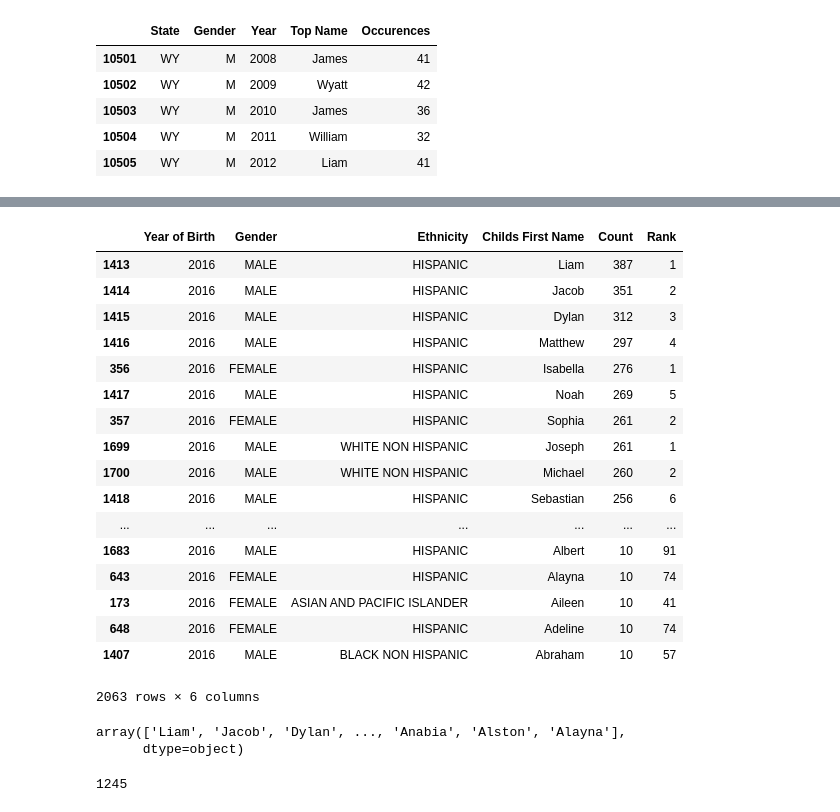
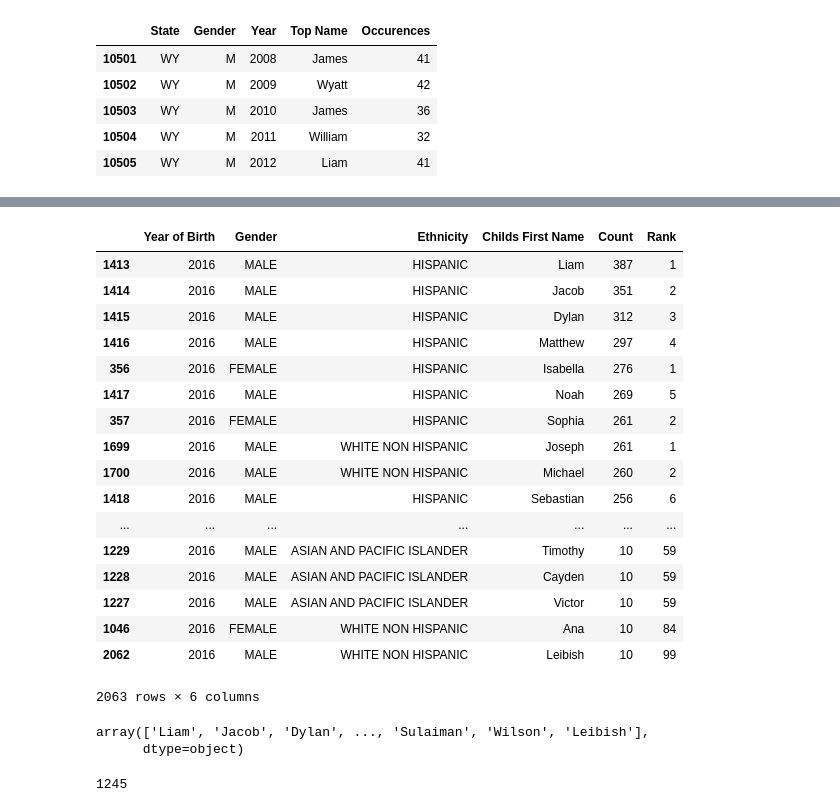
Before and after one commit to nstaudac/Unit_1_Project, a Jupyter notebook: Unit_1_Project_Data_Baby_Names.ipynb, the cells around one changed output, grey strips where cells are left out. Cells and saved outputs as stored; diff of their text form; code cells hidden in the pictures.

```diff
--- a/Unit_1_Project_Data_Baby_Names.ipynb
+++ b/Unit_1_Project_Data_Baby_Names.ipynb
@@ -132,29 +113,29 @@ Name: Childs First Name, Length: 1245, dtype: int64
 # %%
-final_baby_names_data_2016 = baby_names_data_2016.sort_values(by=['Count', 'Childs First Name'], ascending=False)
-final_baby_names_data_2016
+final_baby_names_data_2016 = baby_names_data_2016.sort_values(by=['Count'], ascending=False)
+final_baby_names_data_2016.drop_duplicates()
 # %% [output]
 |  | Year of Birth | Gender | Ethnicity | Childs First Name | Count | Rank |
 | 1413 | 2016 | MALE | HISPANIC | Liam | 387 | 1 |
 | 1414 | 2016 | MALE | HISPANIC | Jacob | 351 | 2 |
 | 1415 | 2016 | MALE | HISPANIC | Dylan | 312 | 3 |
 | 1416 | 2016 | MALE | HISPANIC | Matthew | 297 | 4 |
 | 356 | 2016 | FEMALE | HISPANIC | Isabella | 276 | 1 |
 | 1417 | 2016 | MALE | HISPANIC | Noah | 269 | 5 |
 | 357 | 2016 | FEMALE | HISPANIC | Sophia | 261 | 2 |
 | 1699 | 2016 | MALE | WHITE NON HISPANIC | Joseph | 261 | 1 |
 | 1700 | 2016 | MALE | WHITE NON HISPANIC | Michael | 260 | 2 |
 | 1418 | 2016 | MALE | HISPANIC | Sebastian | 256 | 6 |
 | ... | ... | ... | ... | ... | ... | ... |
-| 1683 | 2016 | MALE | HISPANIC | Albert | 10 | 91 |
-| 643 | 2016 | FEMALE | HISPANIC | Alayna | 10 | 74 |
-| 173 | 2016 | FEMALE | ASIAN AND PACIFIC ISLANDER | Aileen | 10 | 41 |
-| 648 | 2016 | FEMALE | HISPANIC | Adeline | 10 | 74 |
-| 1407 | 2016 | MALE | BLACK NON HISPANIC | Abraham | 10 | 57 |
+| 1229 | 2016 | MALE | ASIAN AND PACIFIC ISLANDER | Timothy | 10 | 59 |
+| 1228 | 2016 | MALE | ASIAN AND PACIFIC ISLANDER | Cayden | 10 | 59 |
+| 1227 | 2016 | MALE | ASIAN AND PACIFIC ISLANDER | Victor | 10 | 59 |
+| 1046 | 2016 | FEMALE | WHITE NON HISPANIC | Ana | 10 | 84 |
+| 2062 | 2016 | MALE | WHITE NON HISPANIC | Leibish | 10 | 99 |
 2063 rows × 6 columns
 # %%
 final_baby_names_data_2016['Childs First Name'].unique()
 # %% [output]
-array(['Liam', 'Jacob', 'Dylan', ..., 'Anabia', 'Alston', 'Alayna'],
+array(['Liam', 'Jacob', 'Dylan', ..., 'Sulaiman', 'Wilson', 'Leibish'],
       dtype=object)
 # %%
 final_baby_names_data_2016['Childs First Name'].nunique()
```
Also changed, not shown: parts of 14 cells of this notebook.
